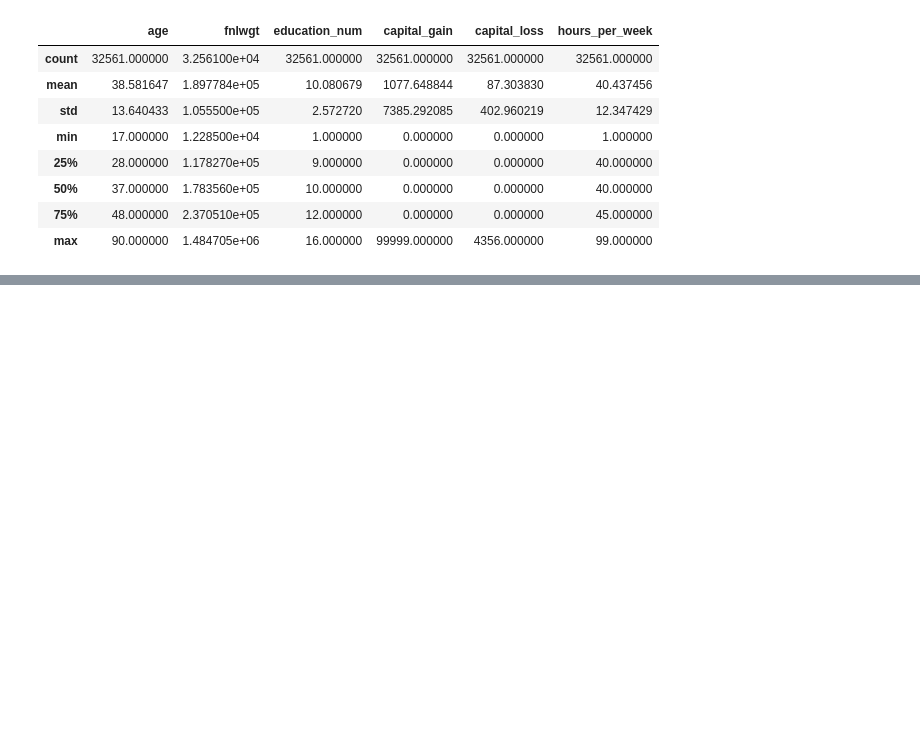
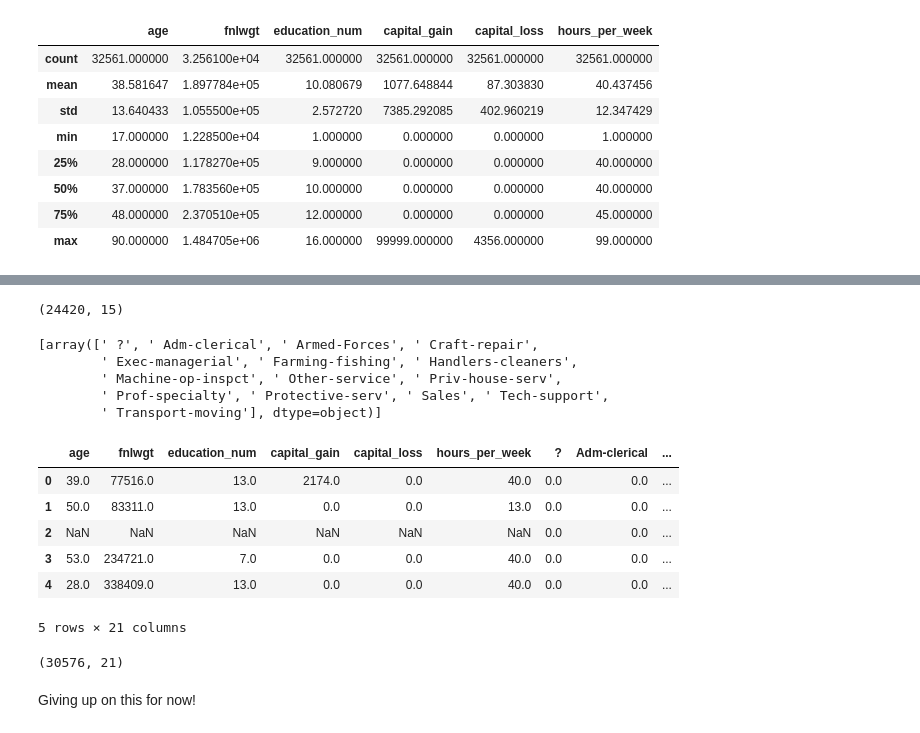
Before and after one commit to learn-co-students/mod-3-code-challenge-review-seattle-ds-012720, a Jupyter notebook: review.ipynb, the cells around one changed output, grey strips where cells are left out. Cells and saved outputs as stored; diff of their text form; code cells hidden in the pictures; blank space fills up the shorter version.

```diff
--- a/review.ipynb
+++ b/review.ipynb
@@ -33,0 +230,5 @@ df.describe()
+# %%
+ohe = OneHotEncoder(categories="auto", handle_unknown="ignore", sparse=False)
+# %%
+ohe_array = ohe.fit_transform(X_train[["occupation"]])
+ohe_array
@@ -33,0 +243,3 @@ df.describe()
+# %%
+occupation_df = pd.DataFrame(ohe_array, columns=ohe.categories_[0])
+occupation_df.head()
@@ -33,0 +253,30 @@ df.describe()
+# %%
+occupation_df.shape
+# %% [output]
+(24420, 15)
+# %%
+ohe.categories_
+# %% [output]
+[array([' ?', ' Adm-clerical', ' Armed-Forces', ' Craft-repair',
+        ' Exec-managerial', ' Farming-fishing', ' Handlers-cleaners',
+        ' Machine-op-inspct', ' Other-service', ' Priv-house-serv',
+        ' Prof-specialty', ' Protective-serv', ' Sales', ' Tech-support',
+        ' Transport-moving'], dtype=object)]
+# %%
+X_train = pd.concat([X_train[numeric_features], occupation_df], axis=1)
+# %%
+X_train.head()
+# %% [output]
+|  | age | fnlwgt | education_num | capital_gain | capital_loss | hours_per_week | ? | Adm-clerical | ... |
+| 0 | 39.0 | 77516.0 | 13.0 | 2174.0 | 0.0 | 40.0 | 0.0 | 0.0 | ... |
+| 1 | 50.0 | 83311.0 | 13.0 | 0.0 | 0.0 | 13.0 | 0.0 | 0.0 | ... |
+| 2 | NaN | NaN | NaN | NaN | NaN | NaN | 0.0 | 0.0 | ... |
+| 3 | 53.0 | 234721.0 | 7.0 | 0.0 | 0.0 | 40.0 | 0.0 | 0.0 | ... |
+| 4 | 28.0 | 338409.0 | 13.0 | 0.0 | 0.0 | 40.0 | 0.0 | 0.0 | ... |
+5 rows × 21 columns
+# %%
+X_train.shape
+# %% [output]
+(30576, 21)
+# %% [markdown]
+Giving up on this for now!
```
Also changed, not shown: parts of 48 cells of this notebook.
